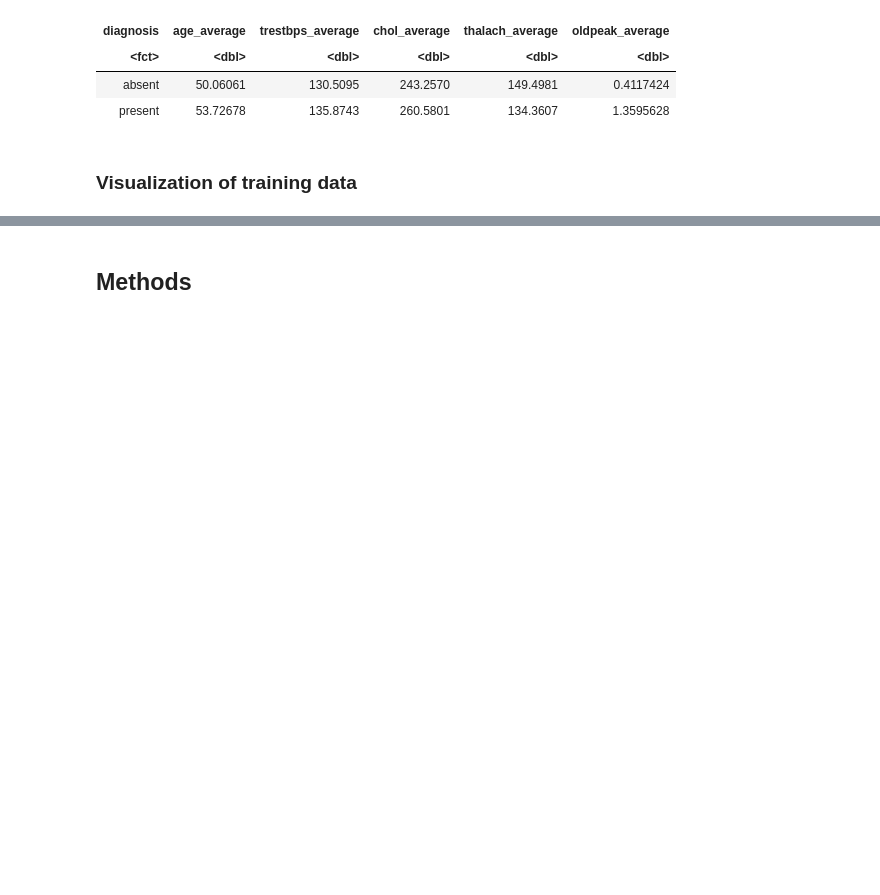
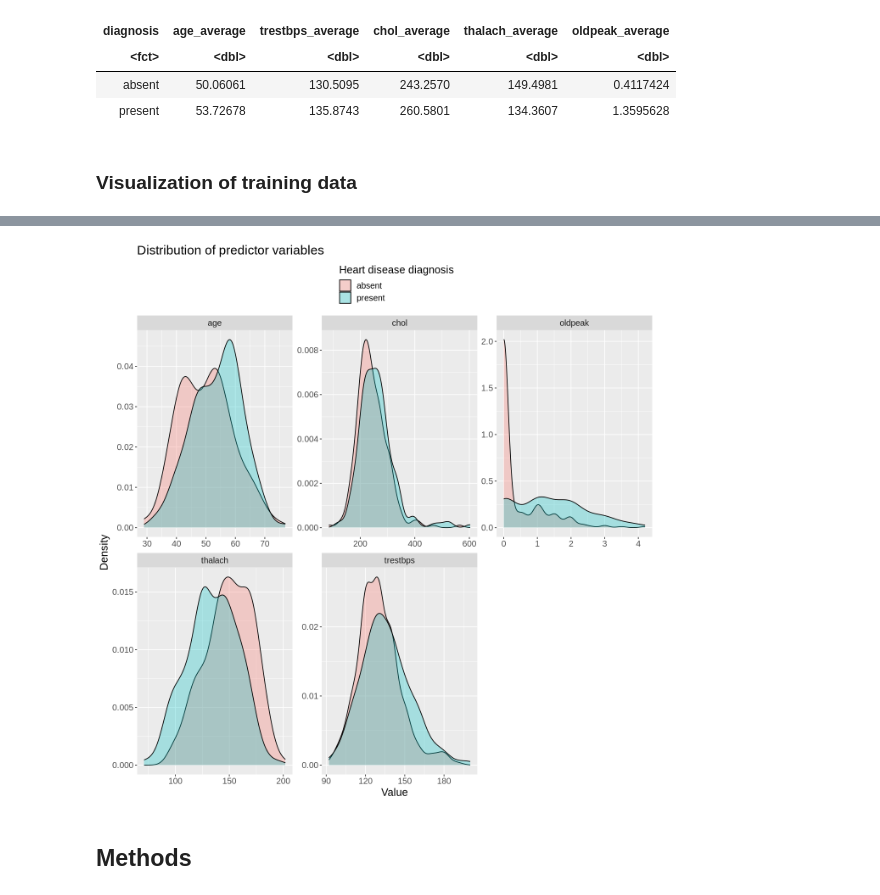
Before and after one commit to MYYaaa/datascience_music_project, a Jupyter notebook: proposal.ipynb, the cells around one changed output, grey strips where cells are left out. Cells and saved outputs as stored; diff of their text form; code cells hidden in the pictures; blank space fills up the shorter version.

Commit message:
Add predictor variable distribution plot

```diff
--- a/proposal.ipynb
+++ b/proposal.ipynb
@@ -167,3 +167,22 @@ A tibble: 2 × 6
 | present | 53.72678 | 135.8743 | 260.5801 | 134.3607 | 1.3595628 |
 # %% [markdown]
 ### Visualization of training data
+# %%
+options(repr.plot.width = 11, repr.plot.height = 11)
+
+distribution_plot <- heart_disease_training_data |>
+    # pivot the data frame so we can do a faceted graph with the data
+    pivot_longer(cols = -diagnosis, names_to = "variable", values_to = "value") |>
+    ggplot(aes(x = value, fill = diagnosis)) +
+        geom_density(alpha = 0.3) +
+        labs(x = "Value",
+             y = "Density",
+             title = "Distribution of predictor variables",
+             fill = "Heart disease diagnosis") +
+        theme(legend.position = "top",
+              legend.direct = "vertical",
+              text = element_text(size = 15)) +
+        facet_wrap(facets = vars(variable), scales = "free")
+
+distribution_plot
+# %% [output]
@@ -170,3 +191,4 @@ A tibble: 2 × 6
+[figure, added]
 # %% [markdown]
 ## Methods
 # %% [markdown]
```
Also changed, not shown: parts of 1 cell of this notebook.
